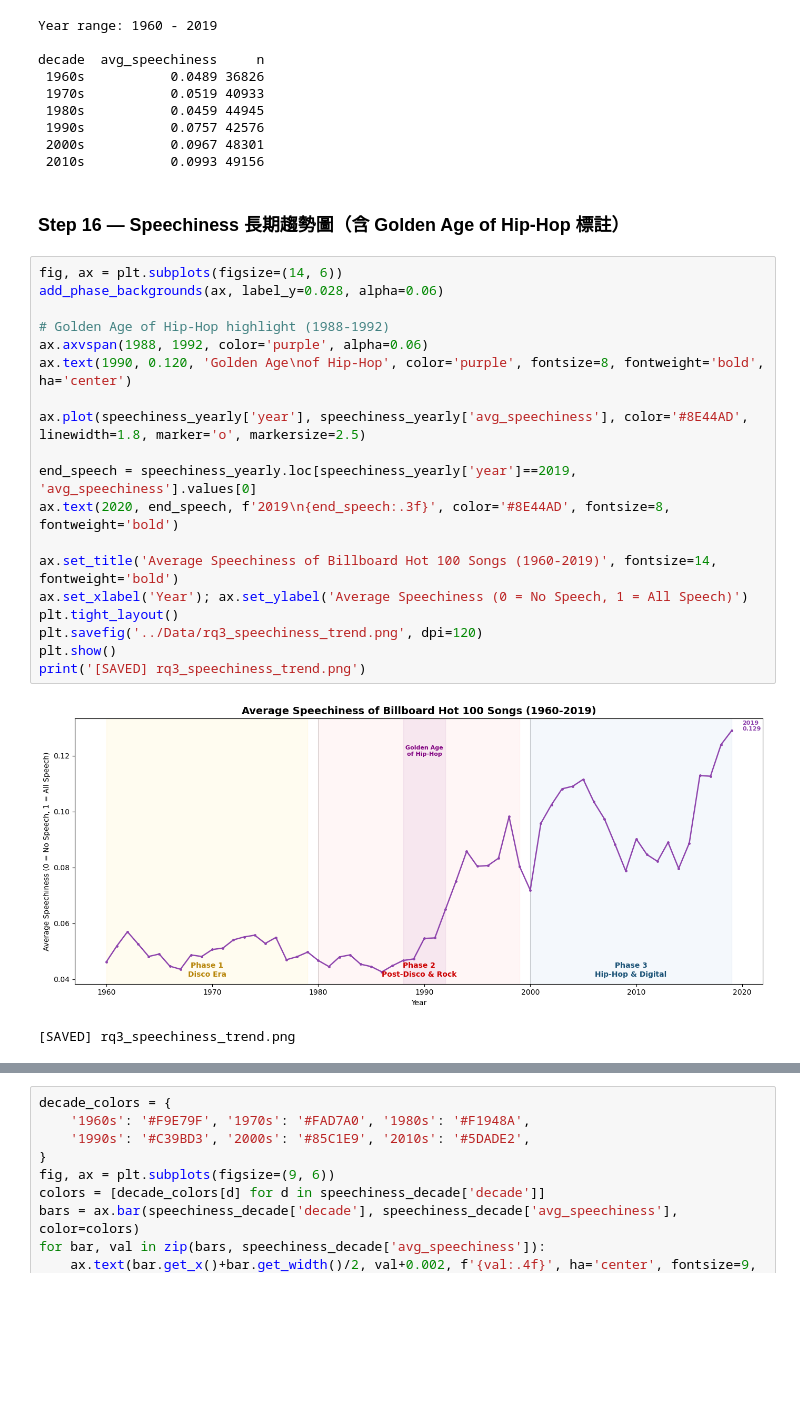
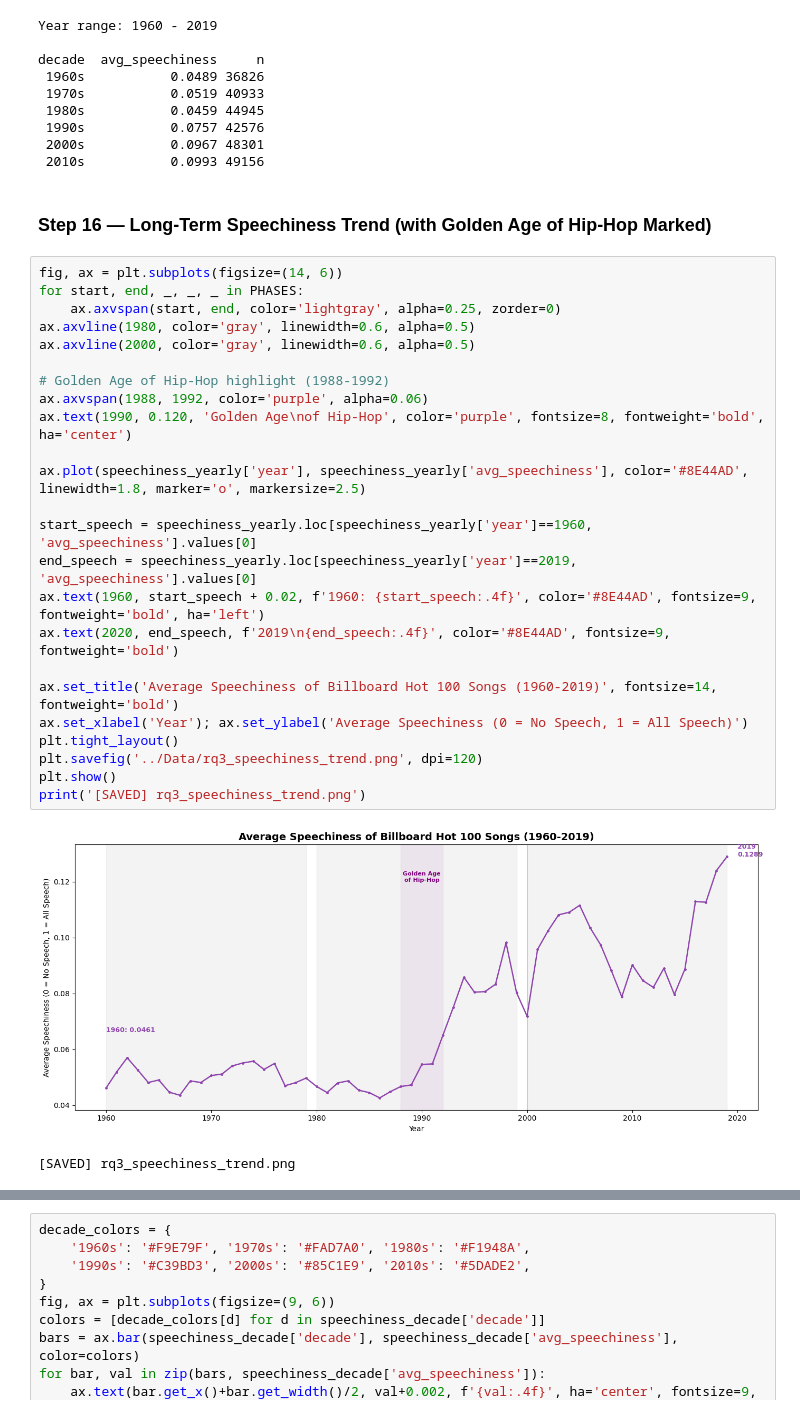
Before and after one commit to Vivian-be-nerd/FuWei-Portfolio, a Jupyter notebook: data-analysis-projects/music-analysis/Python/05_EDA_auto.ipynb, the cells around one changed output, grey strips where cells are left out. Cells and saved outputs as stored; diff of their text form; blank space fills up the shorter version.

```diff
--- a/data-analysis-projects/music-analysis/Python/05_EDA_auto.ipynb
+++ b/data-analysis-projects/music-analysis/Python/05_EDA_auto.ipynb
@@ -530,27 +780,32 @@ decade  avg_speechiness     n
  2000s           0.0967 48301
  2010s           0.0993 49156
 # %% [markdown]
-### Step 16 — Speechiness 長期趨勢圖（含 Golden Age of Hip-Hop 標註）
+### Step 16 — Long-Term Speechiness Trend (with Golden Age of Hip-Hop Marked)
 # %%
 fig, ax = plt.subplots(figsize=(14, 6))
-add_phase_backgrounds(ax, label_y=0.028, alpha=0.06)
+for start, end, _, _, _ in PHASES:
+    ax.axvspan(start, end, color='lightgray', alpha=0.25, zorder=0)
+ax.axvline(1980, color='gray', linewidth=0.6, alpha=0.5)
+ax.axvline(2000, color='gray', linewidth=0.6, alpha=0.5)
 
 # Golden Age of Hip-Hop highlight (1988-1992)
 ax.axvspan(1988, 1992, color='purple', alpha=0.06)
 ax.text(1990, 0.120, 'Golden Age\nof Hip-Hop', color='purple', fontsize=8, fontweight='bold', ha='center')
 
 ax.plot(speechiness_yearly['year'], speechiness_yearly['avg_speechiness'], color='#8E44AD', linewidth=1.8, marker='o', markersize=2.5)
 
+start_speech = speechiness_yearly.loc[speechiness_yearly['year']==1960, 'avg_speechiness'].values[0]
 end_speech = speechiness_yearly.loc[speechiness_yearly['year']==2019, 'avg_speechiness'].values[0]
-ax.text(2020, end_speech, f'2019\n{end_speech:.3f}', color='#8E44AD', fontsize=8, fontweight='bold')
+ax.text(1960, start_speech + 0.02, f'1960: {start_speech:.4f}', color='#8E44AD', fontsize=9, fontweight='bold', ha='left')
+ax.text(2020, end_speech, f'2019\n{end_speech:.4f}', color='#8E44AD', fontsize=9, fontweight='bold')
 
 ax.set_title('Average Speechiness of Billboard Hot 100 Songs (1960-2019)', fontsize=14, fontweight='bold')
 ax.set_xlabel('Year'); ax.set_ylabel('Average Speechiness (0 = No Speech, 1 = All Speech)')
 plt.tight_layout()
 plt.savefig('../Data/rq3_speechiness_trend.png', dpi=120)
 plt.show()
 print('[SAVED] rq3_speechiness_trend.png')
 # %% [output]
-[figure, old version]
+[figure, new version]
 [SAVED] rq3_speechiness_trend.png
 # %% [markdown]
```
Also changed, not shown: parts of 55 cells of this notebook, 2 other files.
